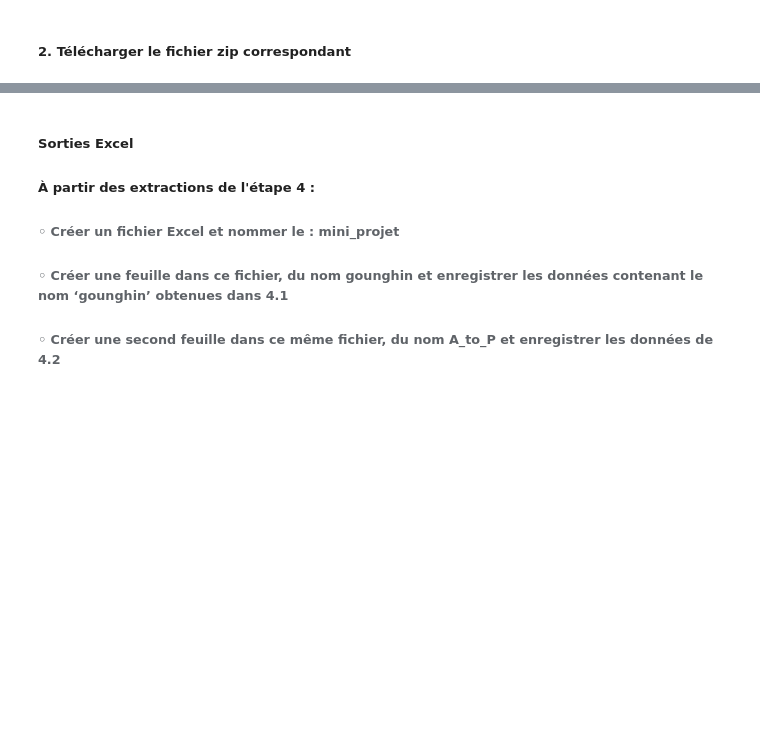
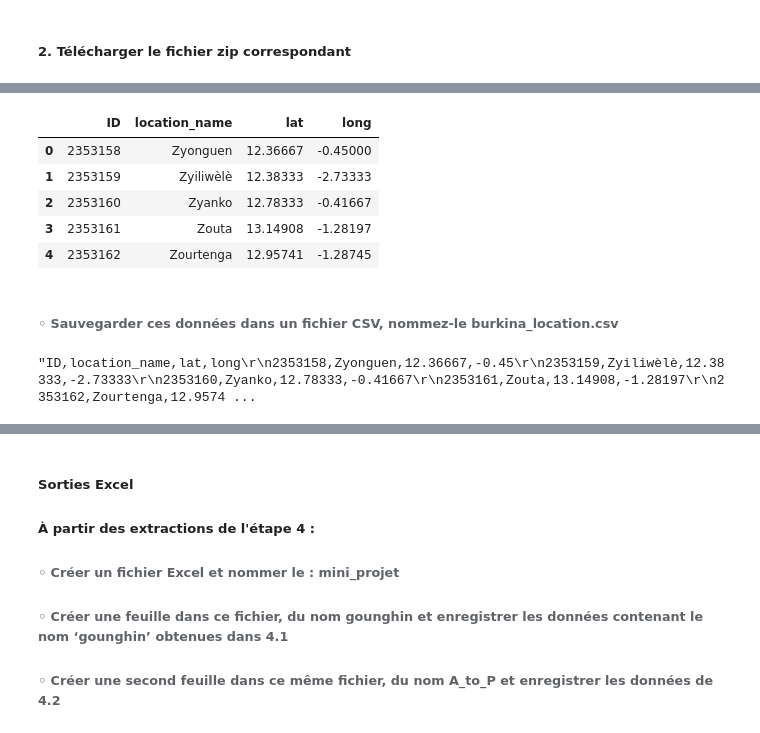
Before and after one commit to MimboureYara/Cours-data-processing-FDIA, a Jupyter notebook: mini_projet_uvbf.ipynb, the cells around one changed output, grey strips where cells are left out. Saved outputs shown, nothing was run; the diff lists cells and outputs as text; code cells hidden in the pictures; blank space fills up the shorter version.

```diff
--- a/mini_projet_uvbf.ipynb
+++ b/mini_projet_uvbf.ipynb
@@ -24,0 +103,18 @@ géoname (http://www.geonames.org/). Vous allez procéder de la façon suivante
+# %%
+burkina_location=data2
+burkina_location.head()
+# %% [output]
+|  | ID | location_name | lat | long |
+| 0 | 2353158 | Zyonguen | 12.36667 | -0.45000 |
+| 1 | 2353159 | Zyiliwèlè | 12.38333 | -2.73333 |
+| 2 | 2353160 | Zyanko | 12.78333 | -0.41667 |
+| 3 | 2353161 | Zouta | 13.14908 | -1.28197 |
+| 4 | 2353162 | Zourtenga | 12.95741 | -1.28745 |
+# %% [markdown]
+###### ◦ Sauvegarder ces données dans un fichier CSV, nommez-le burkina_location.csv
+# %%
+burkina_location = pd.DataFrame(data2)
+
+burkina_location.to_csv(index=False)
+# %% [output]
+"ID,location_name,lat,long\r\n2353158,Zyonguen,12.36667,-0.45\r\n2353159,Zyiliwèlè,12.38333,-2.73333\r\n2353160,Zyanko,12.78333,-0.41667\r\n2353161,Zouta,13.14908,-1.28197\r\n2353162,Zourtenga,12.9574 ...
```
Also changed, not shown: parts of 16 cells of this notebook.
